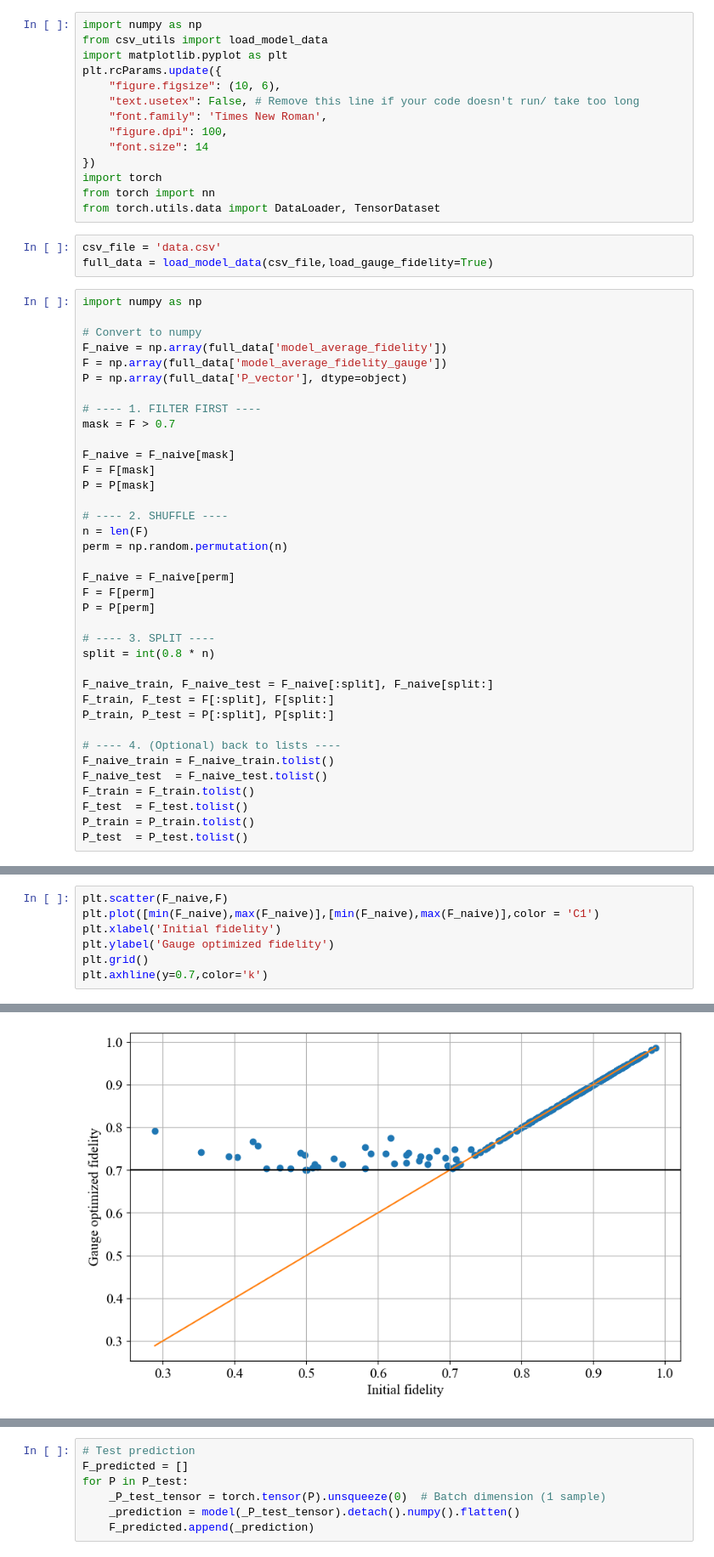
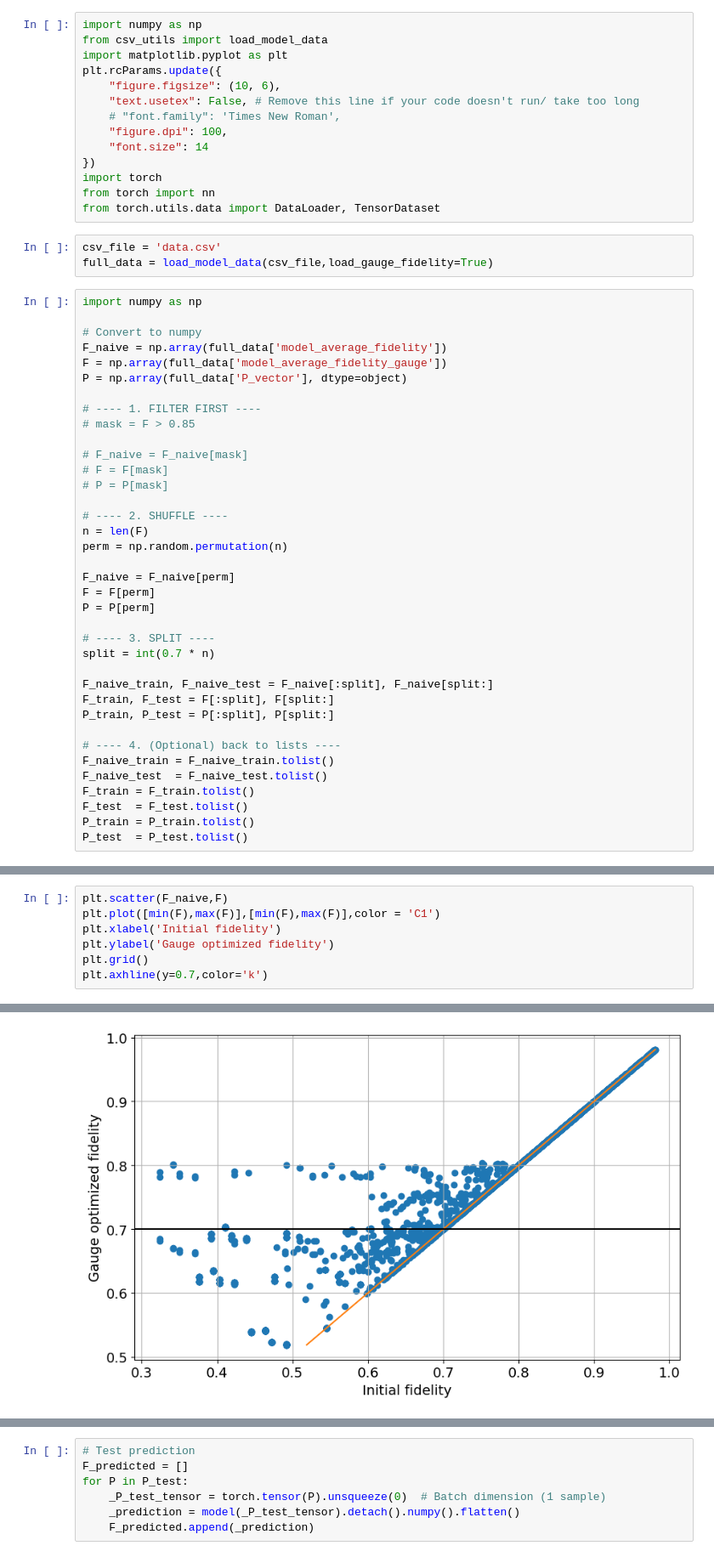
Before and after one commit to khanhuyengiang/aceqc, a Jupyter notebook: machine_learning.ipynb, the cells around one changed output, grey strips where cells are left out. Shown at 85% size. Drawn from its saved outputs; the diff is of its cells as text.

```diff
--- a/machine_learning.ipynb
+++ b/machine_learning.ipynb
@@ -5,7 +5,7 @@ import matplotlib.pyplot as plt
 plt.rcParams.update({
     "figure.figsize": (10, 6),
     "text.usetex": False, # Remove this line if your code doesn't run/ take too long
-    "font.family": 'Times New Roman',
+    # "font.family": 'Times New Roman',
     "figure.dpi": 100,
     "font.size": 14
 })
@@ -24,11 +24,11 @@ F = np.array(full_data['model_average_fidelity_gauge'])
 P = np.array(full_data['P_vector'], dtype=object)
 
 # ---- 1. FILTER FIRST ----
-mask = F > 0.7
+# mask = F > 0.85
 
-F_naive = F_naive[mask]
-F = F[mask]
-P = P[mask]
+# F_naive = F_naive[mask]
+# F = F[mask]
+# P = P[mask]
 
 # ---- 2. SHUFFLE ----
 n = len(F)
@@ -39,7 +39,7 @@ F = F[perm]
 P = P[perm]
 
 # ---- 3. SPLIT ----
-split = int(0.8 * n)
+split = int(0.7 * n)
 
 F_naive_train, F_naive_test = F_naive[:split], F_naive[split:]
 F_train, F_test = F[:split], F[split:]
@@ -55,10 +57,10 @@ P_test  = P_test.tolist()
 # %%
 plt.scatter(F_naive,F)
-plt.plot([min(F_naive),max(F_naive)],[min(F_naive),max(F_naive)],color = 'C1')
+plt.plot([min(F),max(F)],[min(F),max(F)],color = 'C1')
 plt.xlabel('Initial fidelity')
 plt.ylabel('Gauge optimized fidelity')
 plt.grid()
 plt.axhline(y=0.7,color='k')
 # %% [output]
 <matplotlib.lines.Line2D at 0x...>
-[figure, old version]
+[figure, new version]
```
Also changed, not shown: parts of 7 cells of this notebook, 5 other files.
